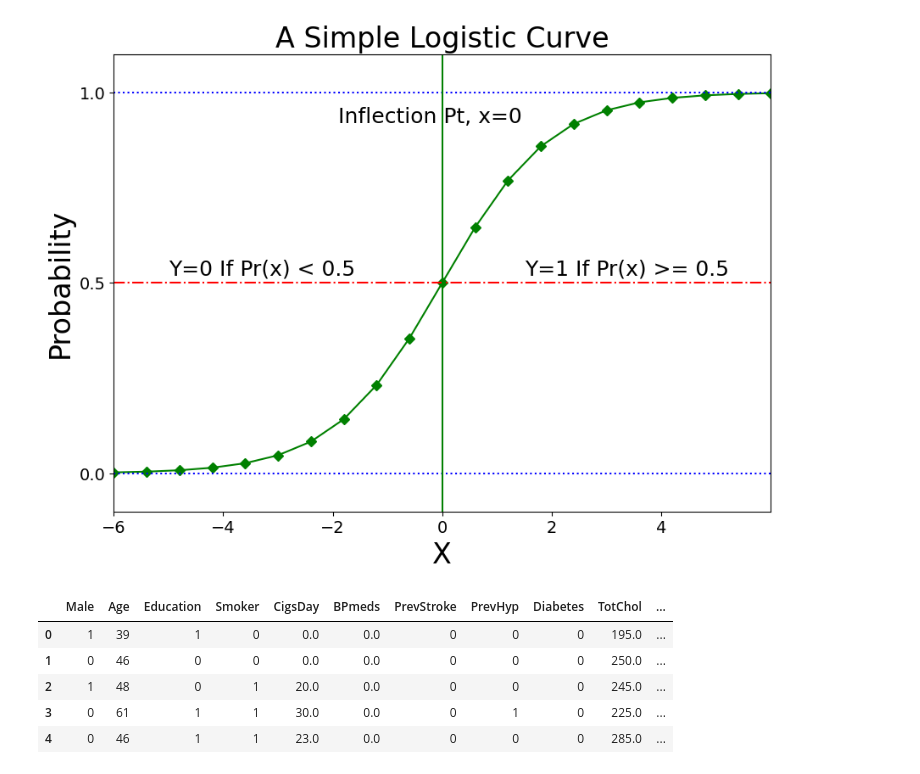
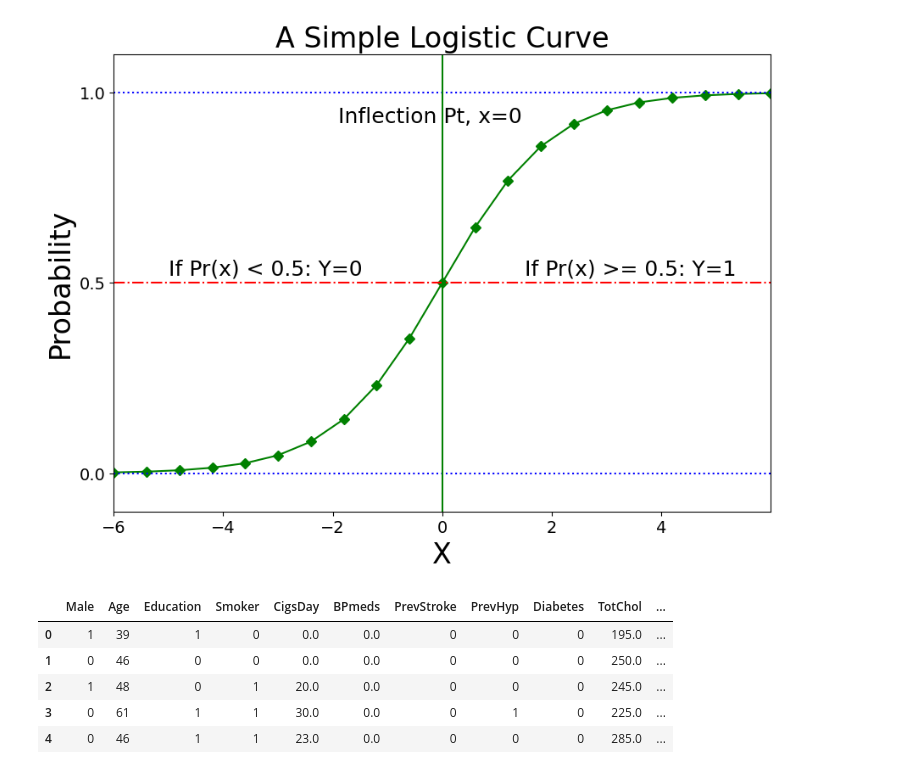
Before and after one commit to mcc-us/Logit-an-easy-to-understand-guide, a Jupyter notebook: test1.ipynb, the cells around one changed output. Drawn from its saved outputs; the diff is of its cells as text; code cells hidden in the pictures.

```diff
--- a/test1.ipynb
+++ b/test1.ipynb
@@ -1,35 +1,35 @@
 # %%
 import matplotlib.pyplot as plt
 import numpy as np
 import math
 # %matplotlib notebook
 %matplotlib inline
 
 x = np.linspace(-6, 6, 21)
 y = 1/(1+np.exp(-1*x))
 
 plt.figure(figsize=(10, 7))  # 10 is width, 7 is height
 plt.plot(x, y, 'g', marker='D')  # go=green dots
 plt.title('A Simple Logistic Curve', fontsize=24)
 plt.xlabel('X', fontsize=24)
 plt.ylabel('Probability', fontsize=24)
 plt.xlim(-6, 6)
 plt.ylim(-0.1, 1.1)
 
 # plt.plot(x, y=1, color='go')  # go=green dots
 
 plt.axhline(y=0.5, color='r', linestyle='-.')
 plt.axhline(y=0, color='b', linestyle='dotted')
 plt.axhline(y=1, color='b', linestyle='dotted')
 plt.axvline(x=0, color='g')
-plt.text(-5, 0.52, 'Y=0 If Pr(x) < 0.5', fontsize=18)
-plt.text(1.5, 0.52, 'Y=1 If Pr(x) >= 0.5', fontsize=18)
+plt.text(-5, 0.52, 'If Pr(x) < 0.5: Y=0', fontsize=18)
+plt.text(1.5, 0.52, 'If Pr(x) >= 0.5: Y=1', fontsize=18)
 plt.text(-1.9, 0.92, 'Inflection Pt, x=0', fontsize=18)
 plt.yticks(np.arange(0, 1.3, 0.5), fontsize=14)
 plt.xticks(np.arange(-6, 6, 2), fontsize=14)
 plt.show()
 # %% [output]
-[figure, old version]
+[figure, new version]
 # %%
 # Common Imports/Libaries
 import pandas as pd
```
Also changed, not shown: 35 other files.
